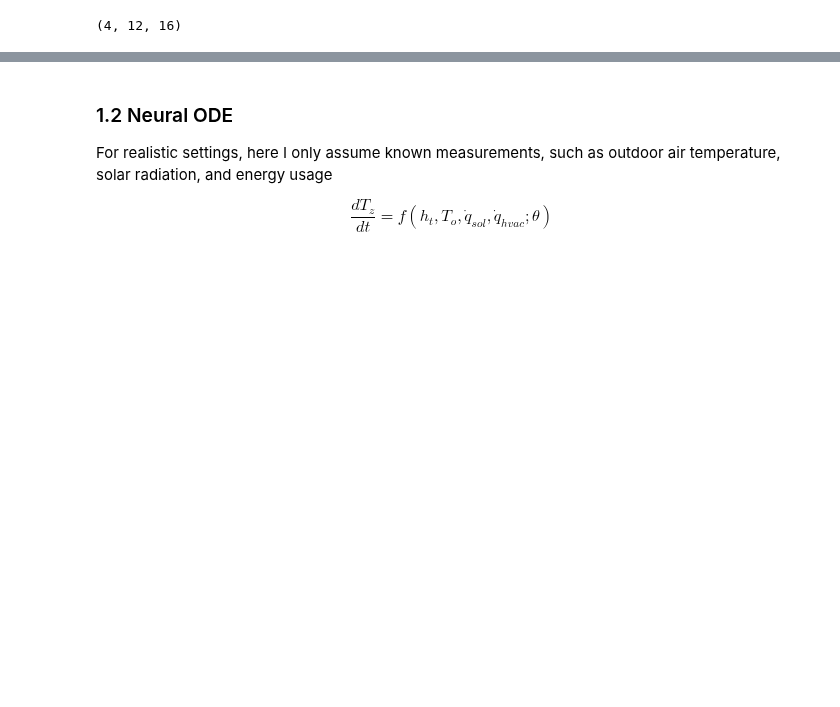
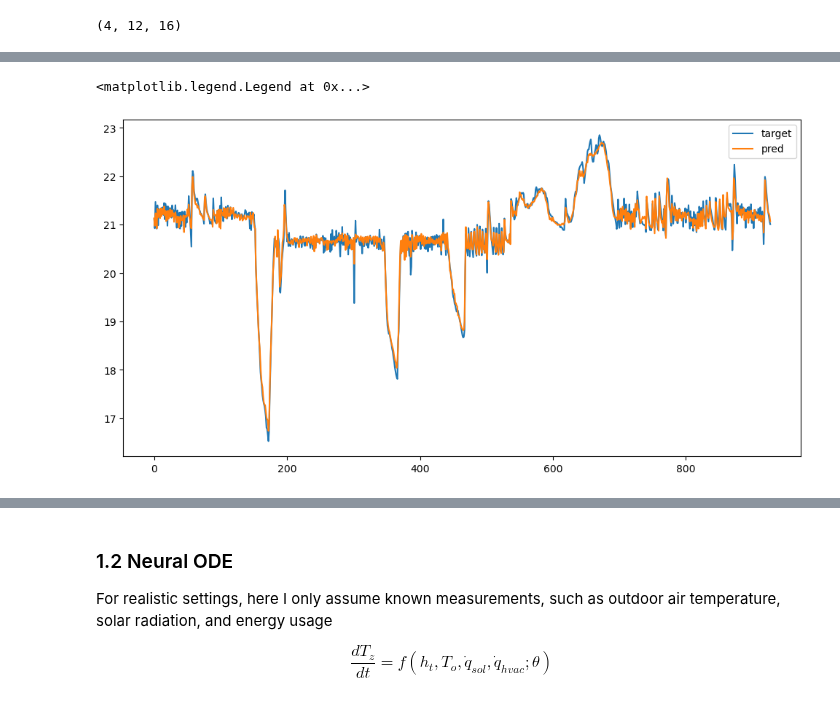
Before and after one commit to YangyangFu/dynax, a Jupyter notebook: cases/cost-comfort/zone-encoder-decoder.ipynb, the cells around one changed output, grey strips where cells are left out. Saved outputs shown, nothing was run; the diff lists cells and outputs as text; code cells hidden in the pictures; blank space fills up the shorter version.

```diff
--- a/cases/cost-comfort/zone-encoder-decoder.ipynb
+++ b/cases/cost-comfort/zone-encoder-decoder.ipynb
@@ -123,0 +232,23 @@ No GPU/TPU found, falling back to CPU. (Set TF_CPP_MIN_LOG_LEVEL=0 and rerun for
+# %%
+# construct a model
+class Model(nn.Module):
+    hidden_dim: int = 16
+
+    @nn.compact
+    def __call__(self, encoder_inputs, decoder_inputs, training=True):
+        encoder_decoder = EncoderDecoder(hidden_dim=self.hidden_dim)
+
+        out = encoder_decoder(encoder_inputs, decoder_inputs)
+        # TODO: dropout rate cannot be propagated, otherwise cannot jit train_step
+        out = nn.Dropout(0.2, deterministic=not training)(out)
+        #out = nn.BatchNorm(use_running_average=not training)(out)
+        #out = nn.Dropout(0.6, deterministic=not training)(out)
+        out = nn.Dense(features=1)(out)
+        return out
+
+model = Model(hidden_dim=8)
+key = jax.random.PRNGKey(2023)
+dropout_key = jax.random.PRNGKey(2024)
+init_params = model.init(key, jnp.ones((4, 24, 8)), jnp.ones((4, 12, 7)), training=False)
+out = model.apply(init_params, jnp.ones((4, 24, 8)), jnp.ones((4, 12, 7)), training=False, rngs={"dropout": dropout_key})
+out.shape
@@ -123,0 +322,11 @@ No GPU/TPU found, falling back to CPU. (Set TF_CPP_MIN_LOG_LEVEL=0 and rerun for
+# %%
+n_epochs = 35000
+
+# train loop
+dropout_key = jax.random.PRNGKey(2024)
+for epoch in range(n_epochs):
+    loss, grad, train_state = train_step(train_state, encoder_inputs_train, decoder_inputs_train, target_train, dropout_key=dropout_key)
+    if epoch % 1000 == 0:
+        # test
+        test_loss = test_step(train_state, encoder_inputs_test, decoder_inputs_test, target_test)
+        print(f"epoch: {epoch},training loss: {loss}, testing loss: {test_loss}")
@@ -123,0 +351,14 @@ No GPU/TPU found, falling back to CPU. (Set TF_CPP_MIN_LOG_LEVEL=0 and rerun for
+# %%
+# for plots
+y_pred_train = model.apply(train_state.params, encoder_inputs_train, decoder_inputs_train, training=False)
+y_pred_test = model.apply(train_state.params, encoder_inputs_test, decoder_inputs_test, training=False)
+# %%
+
+# just plot one step
+plt.figure(figsize=(12,6))
+plt.plot(target_train[:,0], label='target')
+plt.plot(y_pred_train[:,0], label='pred')
+plt.legend()
+# %% [output]
+<matplotlib.legend.Legend at 0x...>
+[figure, added]
```
Also changed, not shown: parts of 33 cells of this notebook, 1 other file.
